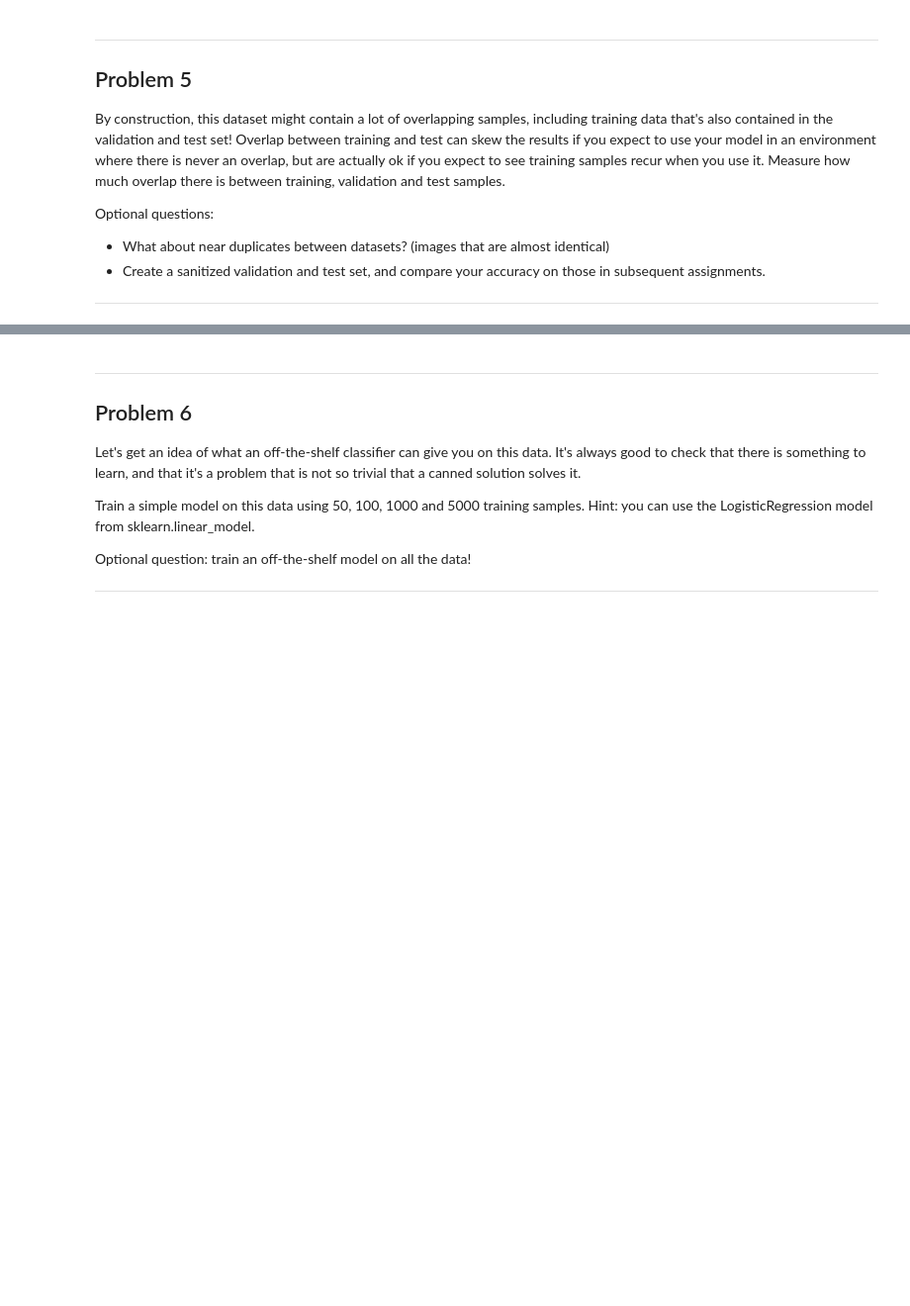
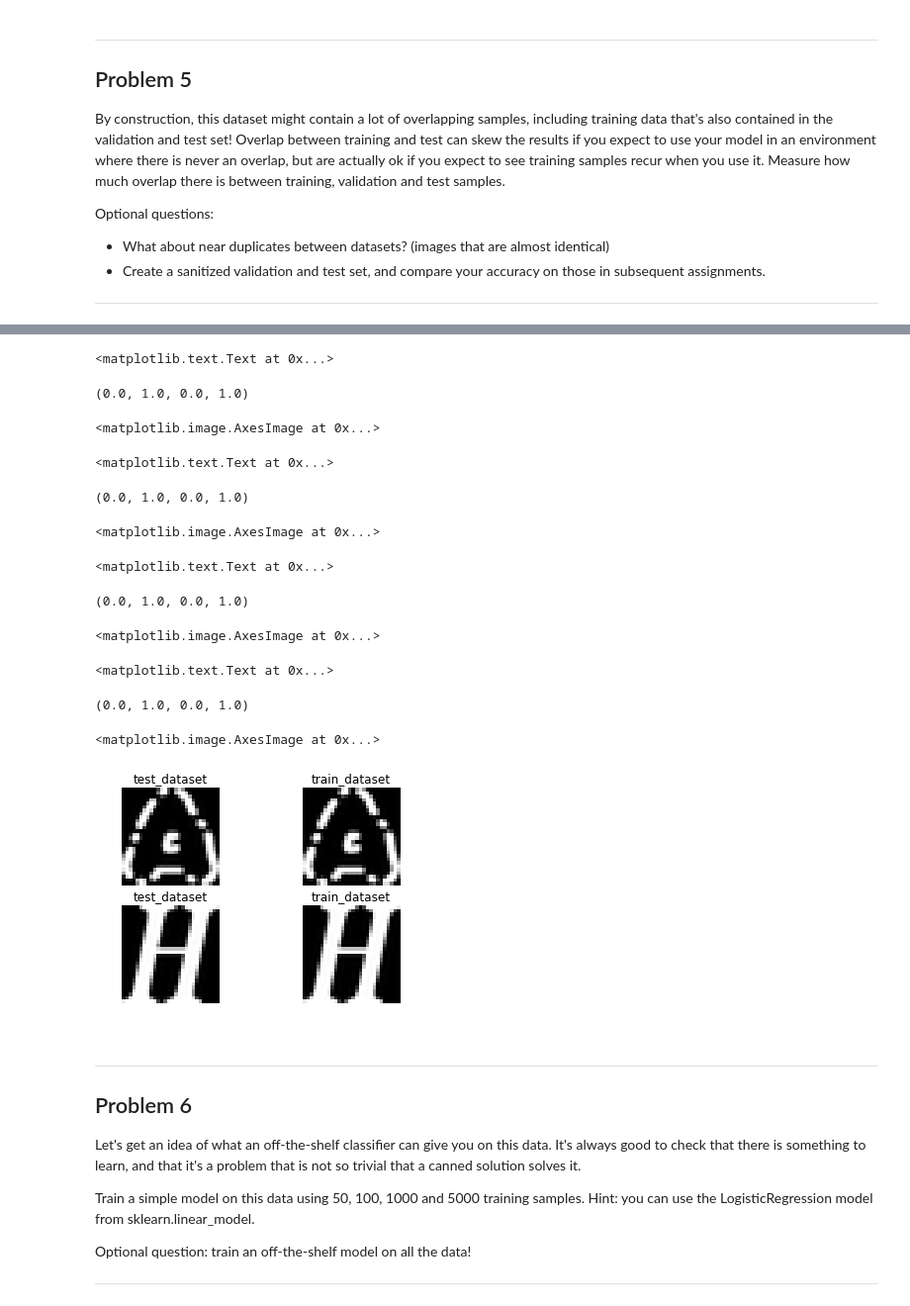
Before and after one commit to albtam/udacity-deep-learning, a Jupyter notebook: 1_notmnist.ipynb, the cells around one changed output, grey strips where cells are left out. Shown at 99% size. Drawn from its saved outputs; the diff is of its cells as text; code cells hidden in the pictures; blank space fills up the shorter version.

```diff
--- a/1_notmnist.ipynb
+++ b/1_notmnist.ipynb
@@ -397,0 +423,28 @@ Optional questions:
+# %%
+# Numpy array_equal implementation
+
+def compare_datasets(dataset1, dataset2):
+    overlap_indices = {}
+
+    for idx1, img1 in enumerate(dataset1[:200]):
+        for idx2, img2 in enumerate(dataset2):
+            if np.array_equal(img1, img2):
+                overlap_indices.update({idx1: idx2})
+    return overlap_indices
+
+
+# Hashtable implementation
+import hashlib
+
+def compare_hash_datasets(dataset1, dataset2):
+
+    dataset_hash_1 = [hashlib.sha256(img).hexdigest() for img in dataset1]
+    dataset_hash_2 = [hashlib.sha256(img).hexdigest() for img in dataset2]
+
+    overlap_indices = {}
+    for idx1, hash1 in enumerate(dataset_hash_1):
+        for idx2, hash2 in enumerate(dataset_hash_2):
+            if hash1 == hash2:
+                overlap_indices.update({idx1: idx2})
+
+    return overlap_indices
@@ -397,0 +470,17 @@ Optional questions:
+# %%
+%time overlap_indices = compare_hash_datasets(test_dataset[:500], train_dataset)
+
+nb_of_duplication = 2
+
+for col in range(nb_of_duplication):
+
+    ax = plt.subplot(nb_of_duplication, 2, col*2+1);
+    ax.set_title('test_dataset');
+    ax.axis('off')
+    plt.imshow(test_dataset[list(overlap_indices.keys())[col],:,:],cmap='gray');
+
+    ax = plt.subplot(nb_of_duplication, 2, col*2+2);
+    ax.set_title('train_dataset');
+    ax.axis('off')
+    plt.imshow(train_dataset[list(overlap_indices.values())[col],:,:],cmap='gray')     ;
+# %% [output]
@@ -398,3 +489,16 @@ Optional questions:
+<matplotlib.text.Text at 0x...>
+(0.0, 1.0, 0.0, 1.0)
+<matplotlib.image.AxesImage at 0x...>
+<matplotlib.text.Text at 0x...>
+(0.0, 1.0, 0.0, 1.0)
+<matplotlib.image.AxesImage at 0x...>
+<matplotlib.text.Text at 0x...>
+(0.0, 1.0, 0.0, 1.0)
+<matplotlib.image.AxesImage at 0x...>
+<matplotlib.text.Text at 0x...>
+(0.0, 1.0, 0.0, 1.0)
+<matplotlib.image.AxesImage at 0x...>
+[figure, added]
 # %% [markdown]
 ---
 Problem 6
```
Also changed, not shown: parts of 10 cells of this notebook.
